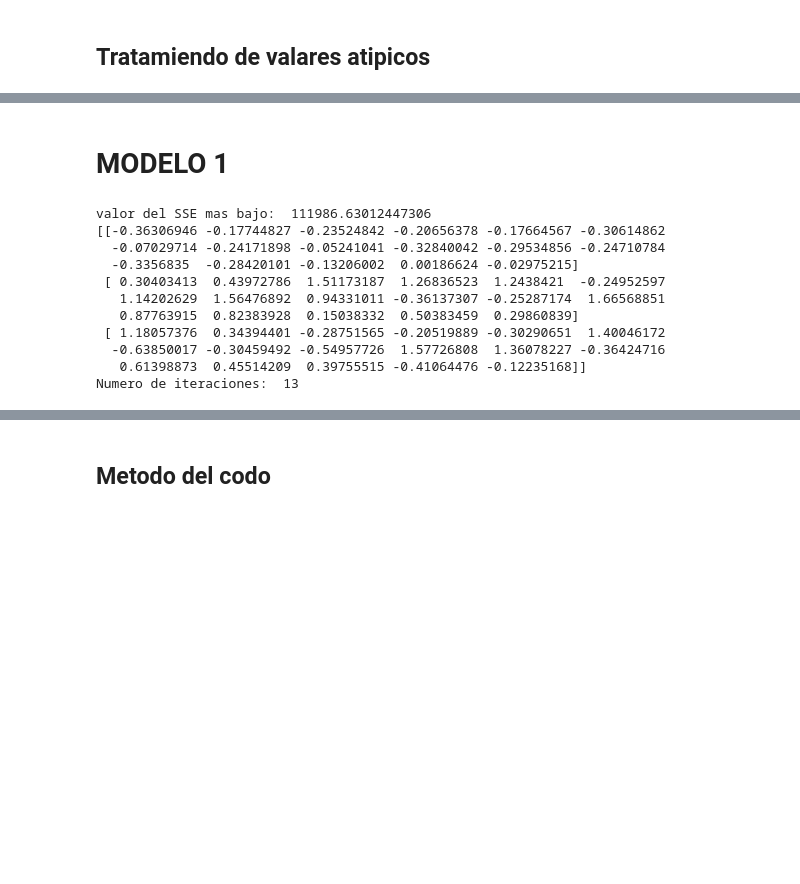
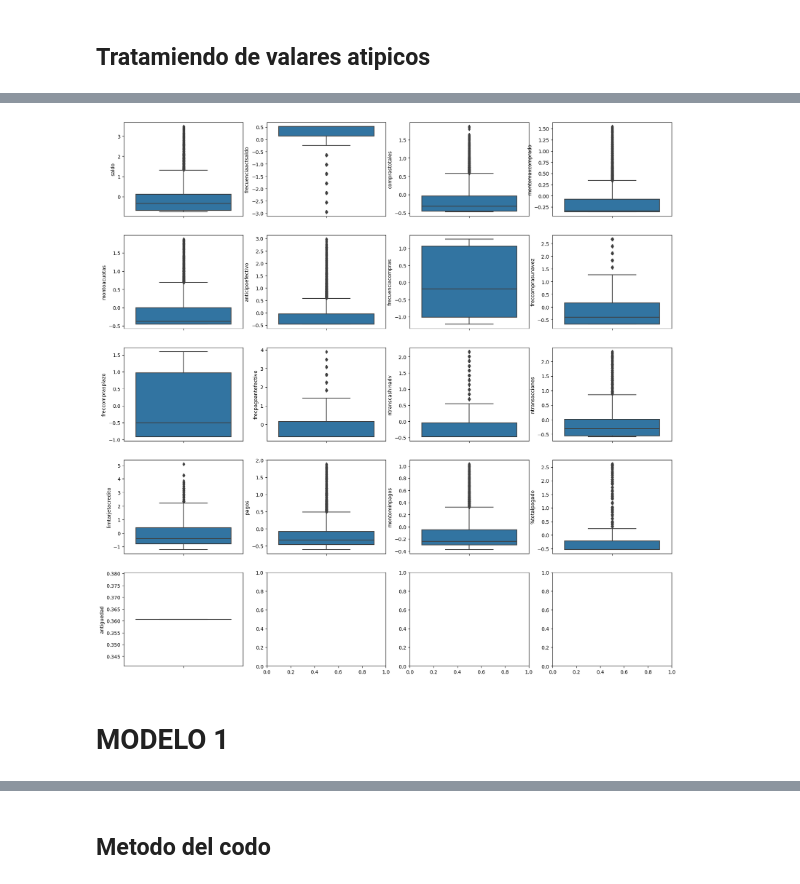
Before and after one commit to Juanisazalu/Analitica2_trabajo2, a Jupyter notebook: TRABAJO 2.ipynb, the cells around one changed output, grey strips where cells are left out. Cells and saved outputs as stored; diff of their text form; code cells hidden in the pictures; blank space fills up the shorter version.

```diff
--- a/TRABAJO 2.ipynb
+++ b/TRABAJO 2.ipynb
@@ -287,0 +287,16 @@ for idx,i in enumerate(train_tabla_out.columns):
+# %%
+
+train_tabla=scaled_tabla
+listupper = []
+listlower = []
+i=0
+listar=[3.5,7.0,4.5,4.5,3.5,5.5,3.5,3.5,3.5,3.5,3.5,3.5,3.5,3.5,3.5,7.0,3.5]
+for feature_name in train_tabla.columns:
+    upper, lower = outlier_IQR(train_tabla, feature_name, thr=listar[i] )
+    listupper.append(upper)
+    listlower.append(lower)
+    i+=1
+limites = pd.DataFrame({'Upper_Limit': listupper, 'Lower_Limit': listlower})
+limites
+
+# Ahora tienes un DataFrame 'limites' con los límites superior e inferior para cada columna en train_tabla
@@ -288,2 +380,15 @@ for idx,i in enumerate(train_tabla_out.columns):
+# %%
+# Sentar las bases de un "mosaico boxplot de 6x4 (para cubrir 22 variables)":
+box_locs=pd.DataFrame(
+{"vert":sorted(list(range(0,6))*4),
+ "horiz":list(range(0,4))*6}
+)
+
+fig,axs=plt.subplots(ncols=4,nrows=5,figsize=(20,20))
+
+for idx,i in enumerate(train.columns):
+    sns.boxplot(y=train[i],ax=axs[box_locs.iloc[idx,0]][box_locs.iloc[idx,1]])
+# %% [output]
+[figure, added]
 # %% [markdown]
 # MODELO 1
@@ -294,27 +394,0 @@ variables_esc= scaler.fit_transform(tabla)
-# %%
-#Modelo kmeans
-kmeans = KMeans(init="random",
-                n_clusters=3,
-                n_init=10,
-                max_iter=100,
-                random_state=42)
-# Ajuste de algoritmo a caracteristicas escaladas
-kmeans.fit(variables_esc)
-# el valor del SSE mas bajo
-print("valor del SSE mas bajo: ", kmeans.inertia_)
-# Coordenadas de los centroides
-print(kmeans.cluster_centers_)
-# Numero de interaciones necesarias para converger
-print("Numero de iteraciones: ",kmeans.n_iter_)
-# %% [output]
-valor del SSE mas bajo:  111986.63012447306
-[[-0.36306946 -0.17744827 -0.23524842 -0.20656378 -0.17664567 -0.30614862
-  -0.07029714 -0.24171898 -0.05241041 -0.32840042 -0.29534856 -0.24710784
-  -0.3356835  -0.28420101 -0.13206002  0.00186624 -0.02975215]
- [ 0.30403413  0.43972786  1.51173187  1.26836523  1.2438421  -0.24952597
-   1.14202629  1.56476892  0.94331011 -0.36137307 -0.25287174  1.66568851
-   0.87763915  0.82383928  0.15038332  0.50383459  0.29860839]
- [ 1.18057376  0.34394401 -0.28751565 -0.20519889 -0.30290651  1.40046172
-  -0.63850017 -0.30459492 -0.54957726  1.57726808  1.36078227 -0.36424716
-   0.61398873  0.45514209  0.39755515 -0.41064476 -0.12235168]]
-Numero de iteraciones:  13
```
Also changed, not shown: parts of 66 cells of this notebook, 2 other files.
